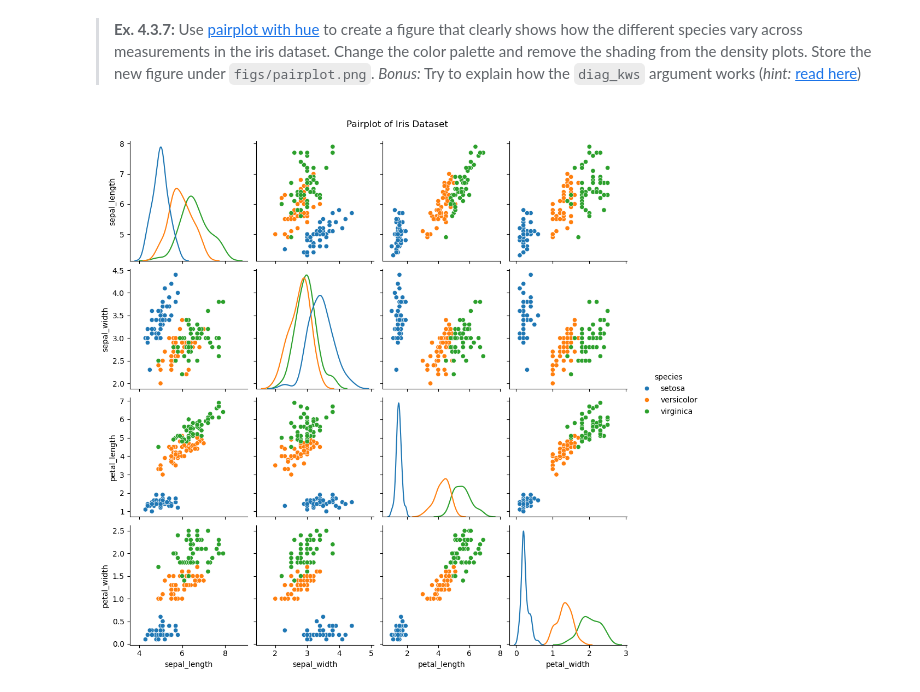
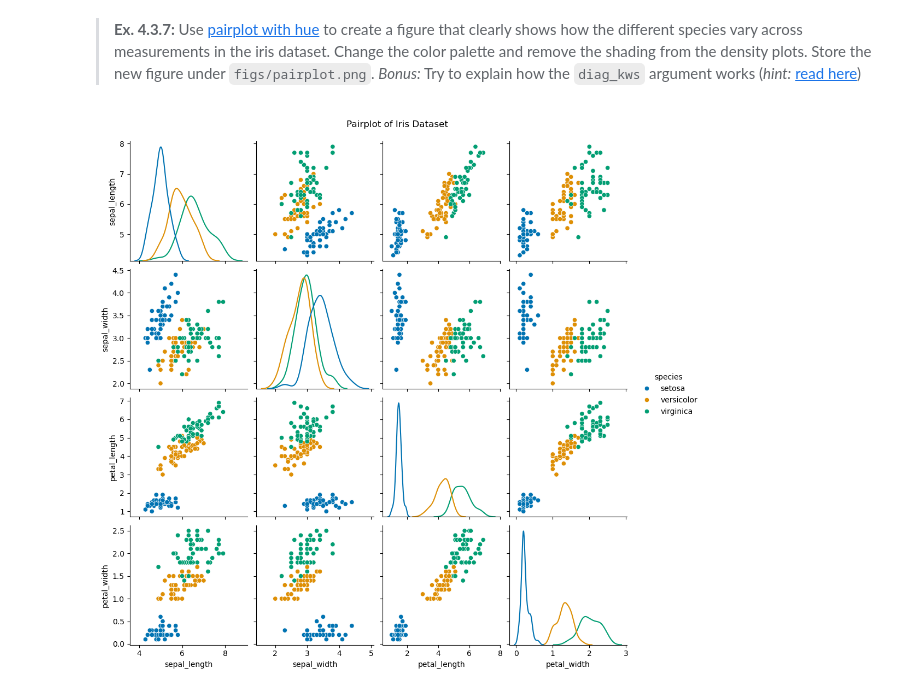
Before and after one commit to mcp656/Social-Data-Science, a Jupyter notebook: Assignments/assignment1/assignment1.ipynb, the cells around one changed output. Drawn from its saved outputs; the diff is of its cells as text; code cells hidden in the pictures.

```diff
--- a/Assignments/assignment1/assignment1.ipynb
+++ b/Assignments/assignment1/assignment1.ipynb
@@ -489,19 +487,20 @@ plt.show();
 # %%
 # We create a pairplot
 sns.pairplot(
     iris,
     hue='species',
+    palette='colorblind',
     diag_kind='kde',  # Uses a Kernel Density Estimate for diagonal plots
     diag_kws={'fill': False}  # Removes shading from density plots
 )
 
 # We set the title
 plt.suptitle('Pairplot of Iris Dataset', y=1.02)
 
 # We save the figure
 plt.savefig(f'{fp_figs}/pairplot.png', dpi=300)
 
 # We display the plot
 plt.show();
 # %% [output]
-[figure, old version]
+[figure, new version]
```
Also changed, not shown: parts of 2 cells of this notebook, 2 other files.
